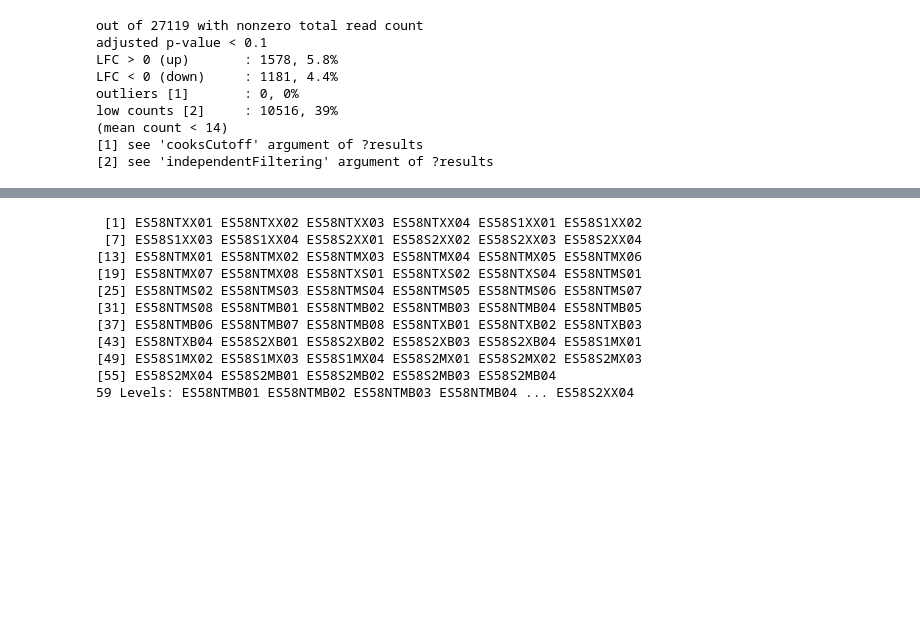
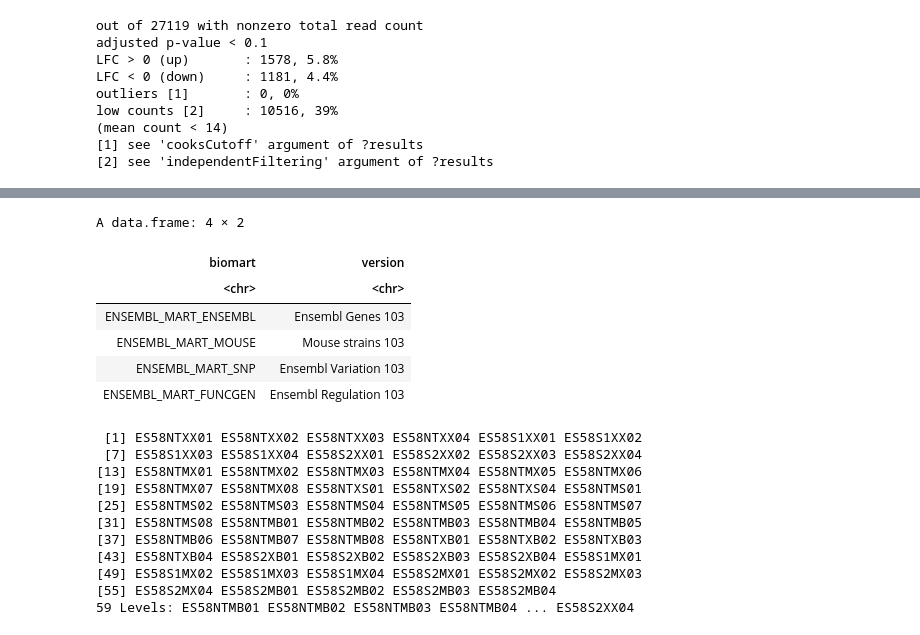
Before and after one commit to esheffels/2020-RNA, a Jupyter notebook: R_diffexp-generic.ipynb, the cells around one changed output, grey strips where cells are left out. Drawn from its saved outputs; the diff is of its cells as text; code cells hidden in the pictures; blank space fills up the shorter version.

Commit message:
In progress: get KEGG ids from Ensembl IDs for ROntoTools

```diff
--- a/R_diffexp-generic.ipynb
+++ b/R_diffexp-generic.ipynb
@@ -248,3 +419,13 @@ ENSG00000235857   -2.5421295544474 0.0110179325902598 0.0740610262332319
+# %%
+listMarts()
+# %% [output]
+A data.frame: 4 × 2
+| biomart | version |
+| <chr> | <chr> |
+| ENSEMBL_MART_ENSEMBL | Ensembl Genes 103 |
+| ENSEMBL_MART_MOUSE | Mouse strains 103 |
+| ENSEMBL_MART_SNP | Ensembl Variation 103 |
+| ENSEMBL_MART_FUNCGEN | Ensembl Regulation 103 |
 # %%
 dds_H358_DESeq$SampleID.Lab
 # %% [output]
```
Also changed, not shown: parts of 14 cells of this notebook, 2 other files.
